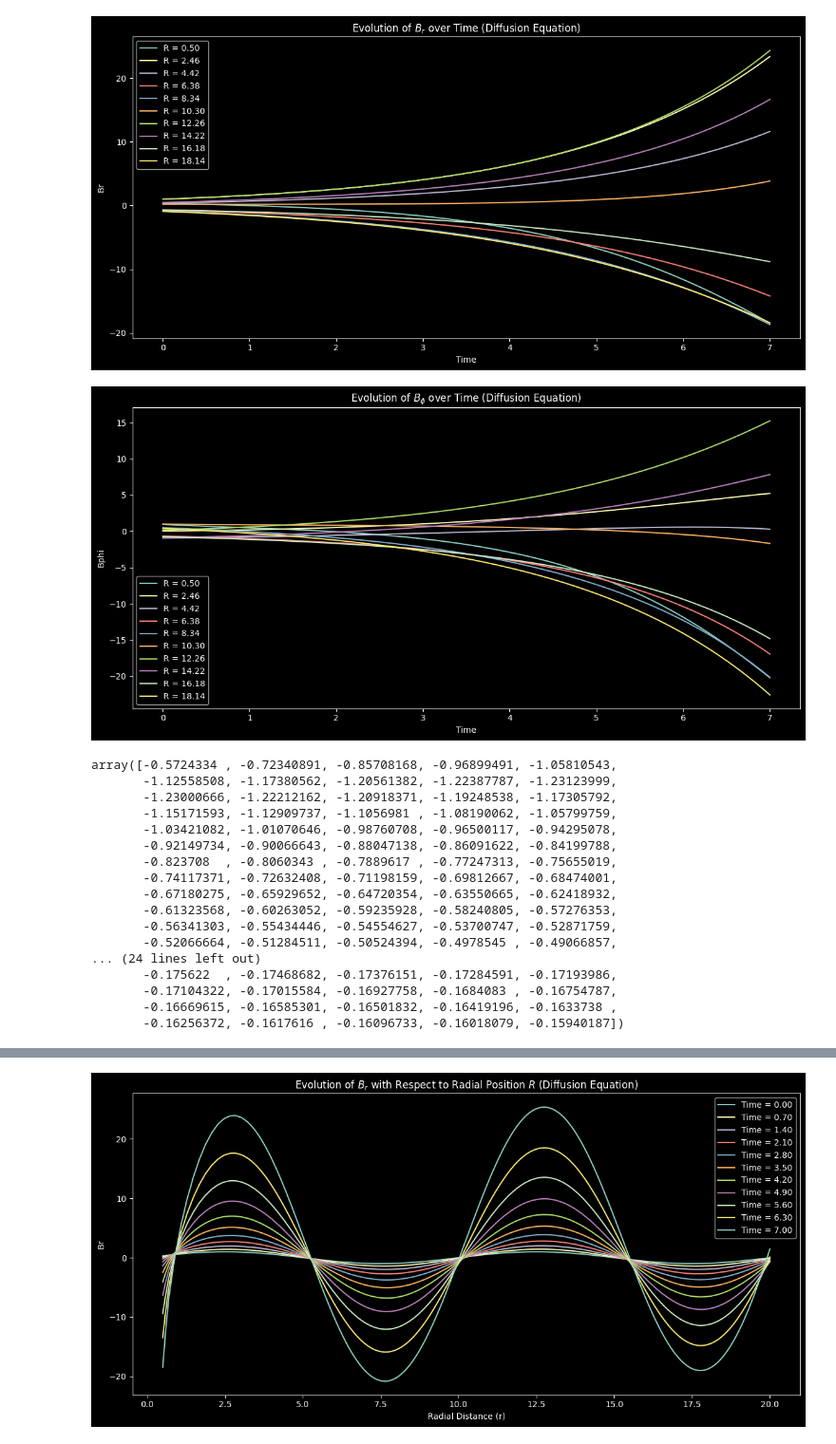
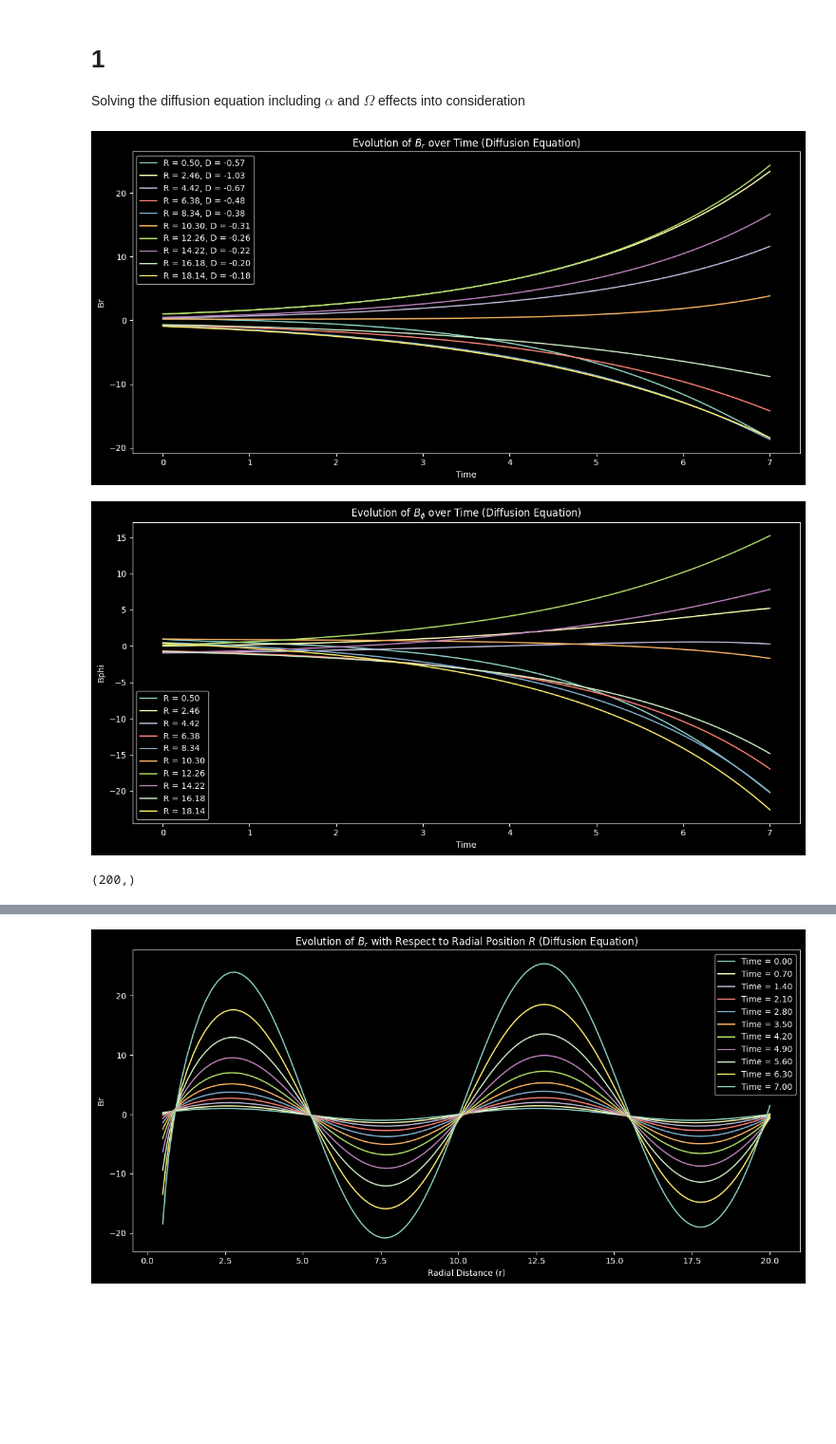
Before and after one commit to SohamMaji31072001/Galaxy-Dynamo-Simulations, a Jupyter notebook: task2.ipynb, the cells around one changed output, grey strips where cells are left out. Shown at 95% size. Saved outputs shown, nothing was run; the diff lists cells and outputs as text; code cells hidden in the pictures; blank space fills up the shorter version.

```diff
--- a/task2.ipynb
+++ b/task2.ipynb
@@ -1,3 +1,6 @@
+# %% [markdown]
+# 1
+Solving the diffusion equation including $\alpha$ and $\Omega$ effects into consideration
 # %%
 import numpy as np
 import matplotlib.pyplot as plt
@@ -65,56 +68,38 @@ evolution_of_Bphi = np.zeros((Nt + 1, Nr))
 
 # Time-stepping scheme using Runge-Kutta
 for t in range(Nt + 1):
-    D = []
+    D = np.array([])
     evolution_of_Br[t, :] = np.copy(Br)
     evolution_of_Bphi[t, :] = np.copy(Bphi)
     Br, Bphi = runge_kutta_step(R, Br, Bphi, dt)
     Omega = omega0 / (1 + (R / r_omega) ** 2) ** 0.5
     q = ((R / r_omega) ** 2) * (1 + (R / r_omega) ** 2) ** (-1)
     D_ = -(alpha_0*q*Omega*h**3)/(eta_diffusivity**2)
-    D.append(D_)
+    D = np.append(D, D_)
 
 # Plot the magnetic field components Br and Bphi with time at different radial positions
 plt.figure(figsize=(12, 6))
 for i in range(0, Nr, Nr // 10):
     #D = compute_D(alpha_0, Omega, )
     # Plot every 10th radial position
-    plt.plot(np.linspace(0, Total_Time, Nt + 1), evolution_of_Br[:, i], label=f'R = {R[i]:.2f}')
+    plt.plot(np.linspace(0, Total_Time, Nt + 1), evolution_of_Br[:, i], label=f'R = {R[i]:.2f}, D = {D[i]:.2f}')
 plt.xlabel('Time')
 plt.ylabel('Br')
 plt.title('Evolution of $B_r$ over Time (Diffusion Equation)')
 plt.legend()
 plt.tight_layout()
 plt.show()
 
 plt.figure(figsize=(12, 6))
 for i in range(0, Nr, Nr // 10):  # Plot every 10th radial position
     plt.plot(np.linspace(0, Total_Time, Nt + 1), evolution_of_Bphi[:, i], label=f'R = {R[i]:.2f}')
 plt.xlabel('Time')
 plt.ylabel('Bphi')
 plt.title('Evolution of $B_\phi$ over Time (Diffusion Equation)')
 plt.legend()
 plt.tight_layout()
 plt.show()
-
-D[0]
 # %% [output]
-[figure, old version]
+[figure, new version]
 [figure]
-array([-0.5724334 , -0.72340891, -0.85708168, -0.96899491, -1.05810543,
-       -1.12558508, -1.17380562, -1.20561382, -1.22387787, -1.23123999,
-       -1.23000666, -1.22212162, -1.20918371, -1.19248538, -1.17305792,
-       -1.15171593, -1.12909737, -1.1056981 , -1.08190062, -1.05799759,
-       -1.03421082, -1.01070646, -0.98760708, -0.96500117, -0.94295078,
-       -0.92149734, -0.90066643, -0.88047138, -0.86091622, -0.84199788,
-       -0.823708  , -0.8060343 , -0.7889617 , -0.77247313, -0.75655019,
-       -0.74117371, -0.72632408, -0.71198159, -0.69812667, -0.68474001,
-       -0.67180275, -0.65929652, -0.64720354, -0.63550665, -0.62418932,
-       -0.61323568, -0.60263052, -0.59235928, -0.58240805, -0.57276353,
-       -0.56341303, -0.55434446, -0.54554627, -0.53700747, -0.52871759,
-       -0.52066664, -0.51284511, -0.50524394, -0.4978545 , -0.49066857,
-... (24 lines left out)
-       -0.175622  , -0.17468682, -0.17376151, -0.17284591, -0.17193986,
-       -0.17104322, -0.17015584, -0.16927758, -0.1684083 , -0.16754787,
-       -0.16669615, -0.16585301, -0.16501832, -0.16419196, -0.1633738 ,
-       -0.16256372, -0.1617616 , -0.16096733, -0.16018079, -0.15940187])
+(200,)
```
Also changed, not shown: parts of 7 cells of this notebook.
